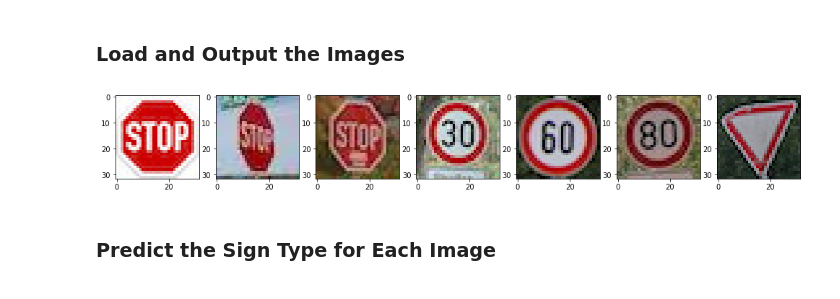
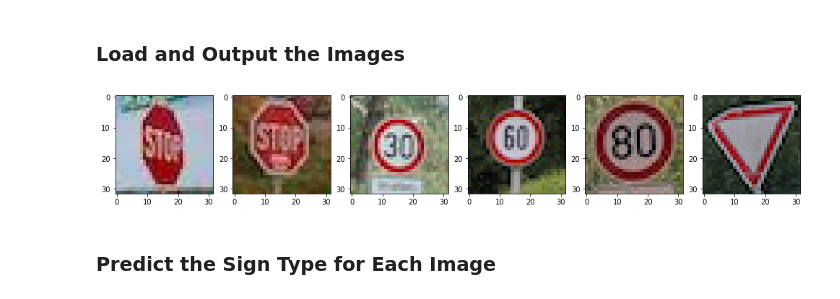
Before and after one commit to thelukasssheee/CarND-Traffic-Sign-Classifier-P2, a Jupyter notebook: Traffic_Sign_Classifier.ipynb, the cells around one changed output. Saved outputs shown, nothing was run; the diff lists cells and outputs as text; code cells hidden in the pictures.

Commit message:
Updated workbook with new images

```diff
--- a/Traffic_Sign_Classifier.ipynb
+++ b/Traffic_Sign_Classifier.ipynb
@@ -463,25 +463,25 @@ You may find `signnames.csv` useful as it contains mappings from the class id (i
 # %%
 ### Load the images and plot them here.
 ### Feel free to use as many code cells as needed.
 import cv2
 import glob
 
 add_images = sorted(glob.glob('./additional_signs/*.jpg'))
 
 X_test_own = np.zeros([len(add_images),32,32,3],dtype='uint8')
-y_test_own = add_labels = np.array([14,14,14,1,3,5,13])
+y_test_own = add_labels = np.array([14,14,1,3,5,13])
 
 for add_image in range(len(add_images)):
     rgbimg = cv2.cvtColor(cv2.imread(add_images[add_image]), cv2.COLOR_BGR2RGB)
     X_test_own[add_image] = cv2.cvtColor(cv2.imread(add_images[add_image]), cv2.COLOR_BGR2RGB)
 
-fig,axs = plt.subplots(1,7,figsize=(17,5))
+fig,axs = plt.subplots(1,6,figsize=(17,5))
 for i in range(len(X_test_own)):
-    plt.subplot(1,7,i+1), plt.imshow(X_test_own[i])
+    plt.subplot(1,6,i+1), plt.imshow(X_test_own[i])
 
 fig.savefig('images_out/own_images_from_internet.jpg', bbox_inches='tight')
 # %% [output]
-[figure, old version]
+[figure, new version]
 # %% [markdown]
 ### Predict the Sign Type for Each Image
 # %%
```
Also changed, not shown: parts of 6 cells of this notebook, 6 other files.
